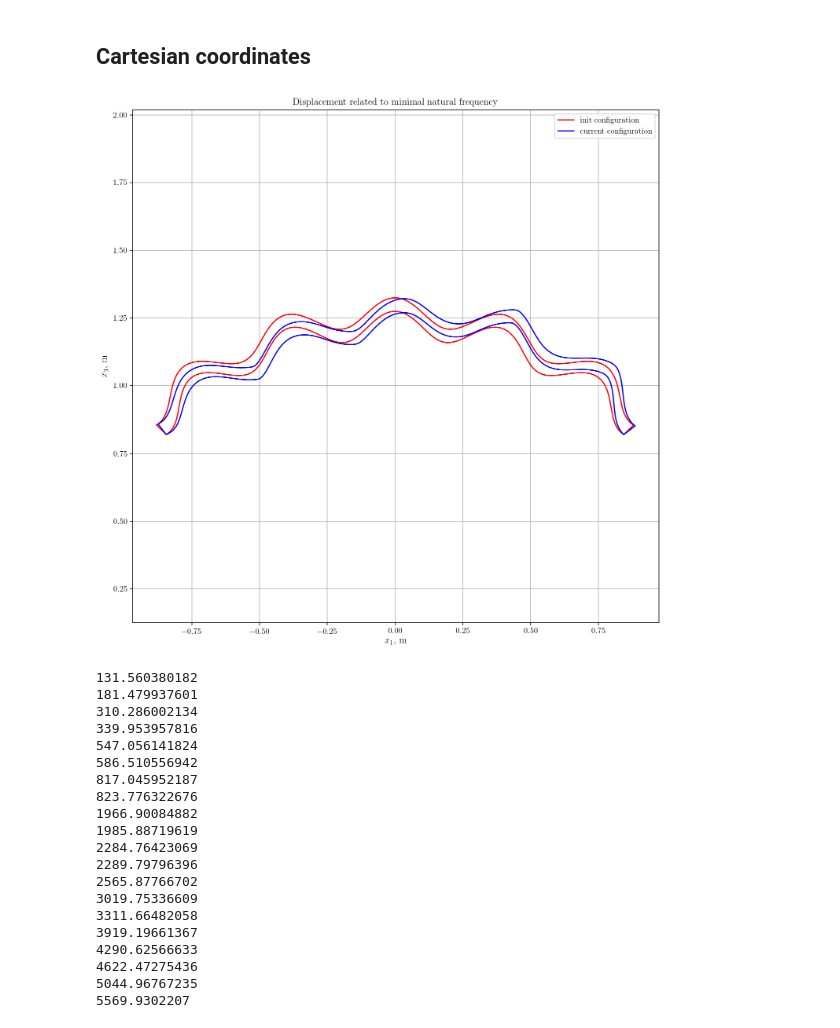
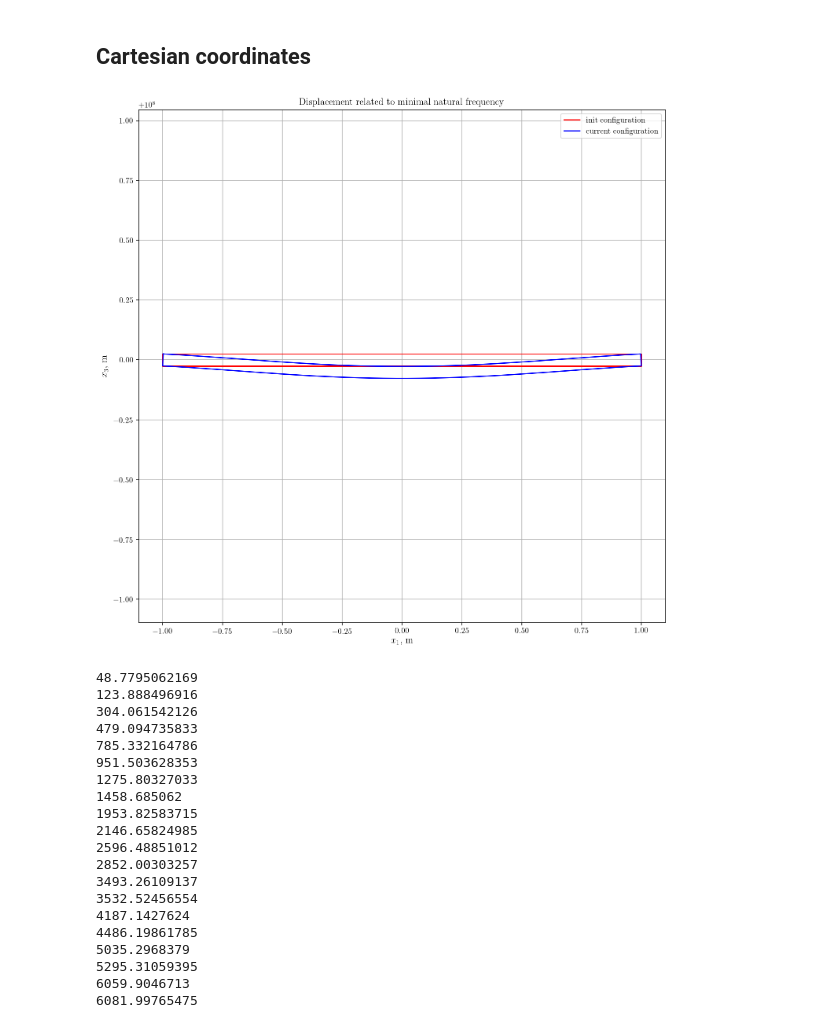
Before and after one commit to tarashor/vibrations, a Jupyter notebook: py/notebooks/LinearSolShellsSquareFEM.ipynb, the cells around one changed output. Saved outputs shown, nothing was run; the diff lists cells and outputs as text; code cells hidden in the pictures.

```diff
--- a/py/notebooks/LinearSolShellsSquareFEM.ipynb
+++ b/py/notebooks/LinearSolShellsSquareFEM.ipynb
@@ -196,55 +196,55 @@ def solve(geometry, thickness, linear, N_width):
     layers = generate_layers(thickness, layers_count, mat.IsotropicMaterial.steel())
     model = m.Model(geometry, layers, m.Model.FIXED_BOTTOM_LEFT_RIGHT_POINTS)
     mesh = me.Mesh1D.generate(width, layers, N_width, m.Model.FIXED_BOTTOM_LEFT_RIGHT_POINTS)
     lam, vec = s.solve(model, mesh, stiffness_matrix, mass_matrix)
 
     return lam, vec, mesh, geometry
 
 
 
 width = 2
-curvature = 0.8
+curvature = 0.00000001
 thickness = 0.05
 
-corrugation_amplitude = 0.05
-corrugation_frequency = 20
+corrugation_amplitude = 0
+corrugation_frequency = 0
 
 geometry = g.General(width, curvature, corrugation_amplitude, corrugation_frequency)
 
-N_width = 600
+N_width = 100
 
 lam, vec, mesh, geometry = solve(geometry, thickness, False, N_width)
 
 results = s.convert_to_results(lam, vec, mesh, geometry, thickness)
 
 results_index = 0
 
 plot.plot_init_and_deformed_geometry_in_cartesian(results[results_index], 0, width, -thickness / 2, thickness / 2, 0, geometry.to_cartesian_coordinates)
 to_print = 20
 if (len(results) < to_print):
     to_print = len(results)
 
 for i in range(to_print):
     print(results[i].rad_per_sec_to_Hz(results[i].freq))
 # %% [output]
-[figure, old version]
+[figure, new version]
-131.560380182
-181.479937601
-310.286002134
-339.953957816
-547.056141824
-586.510556942
-817.045952187
-823.776322676
-1966.90084882
-1985.88719619
-2284.76423069
-2289.79796396
-2565.87766702
-3019.75336609
-3311.66482058
-3919.19661367
-4290.62566633
-4622.47275436
-5044.96767235
-5569.9302207
+48.7795062169
+123.888496916
+304.061542126
+479.094735833
+785.332164786
+951.503628353
+1275.80327033
+1458.685062
+1953.82583715
+2146.65824985
+2596.48851012
+2852.00303257
+3493.26109137
+3532.52456554
+4187.1427624
+4486.19861785
+5035.2968379
+5295.31059395
+6059.9046713
+6081.99765475
```
Also changed, not shown: parts of 2 cells of this notebook, 2 other files.
